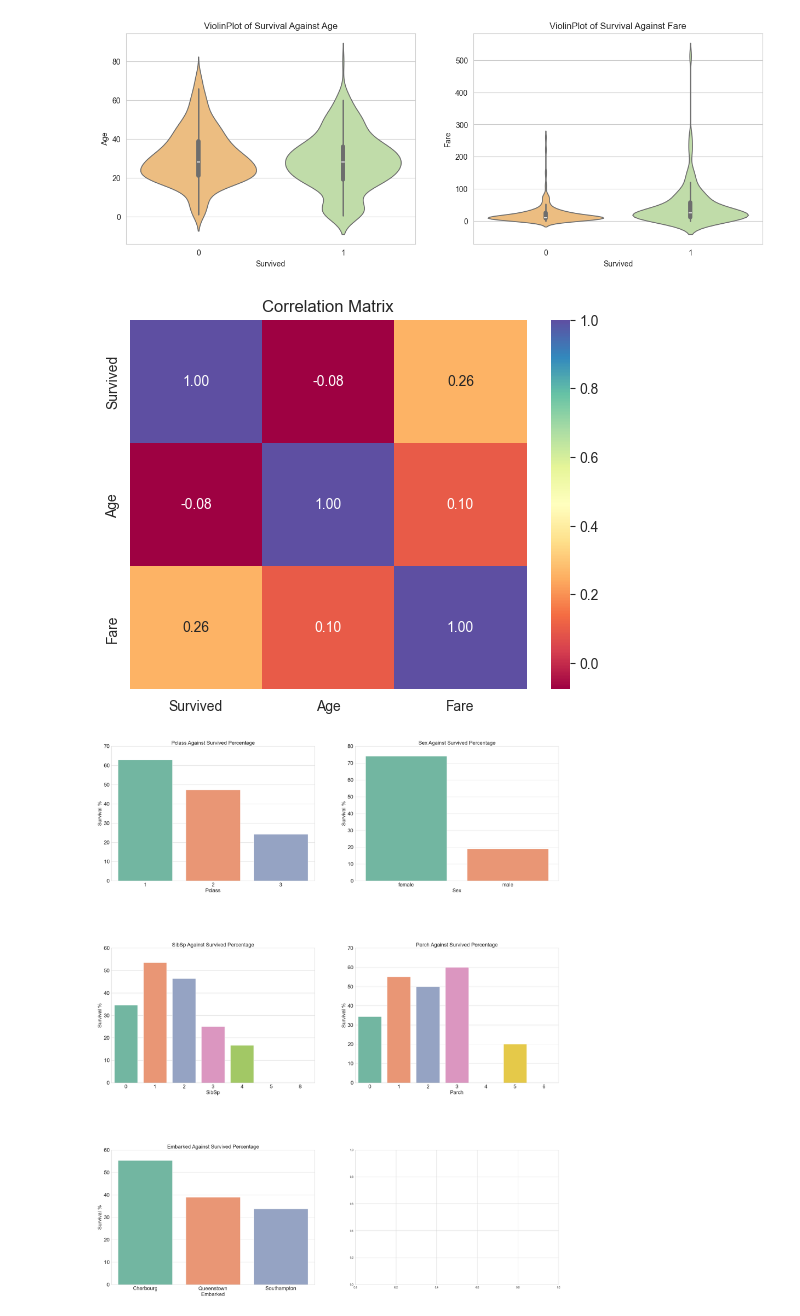
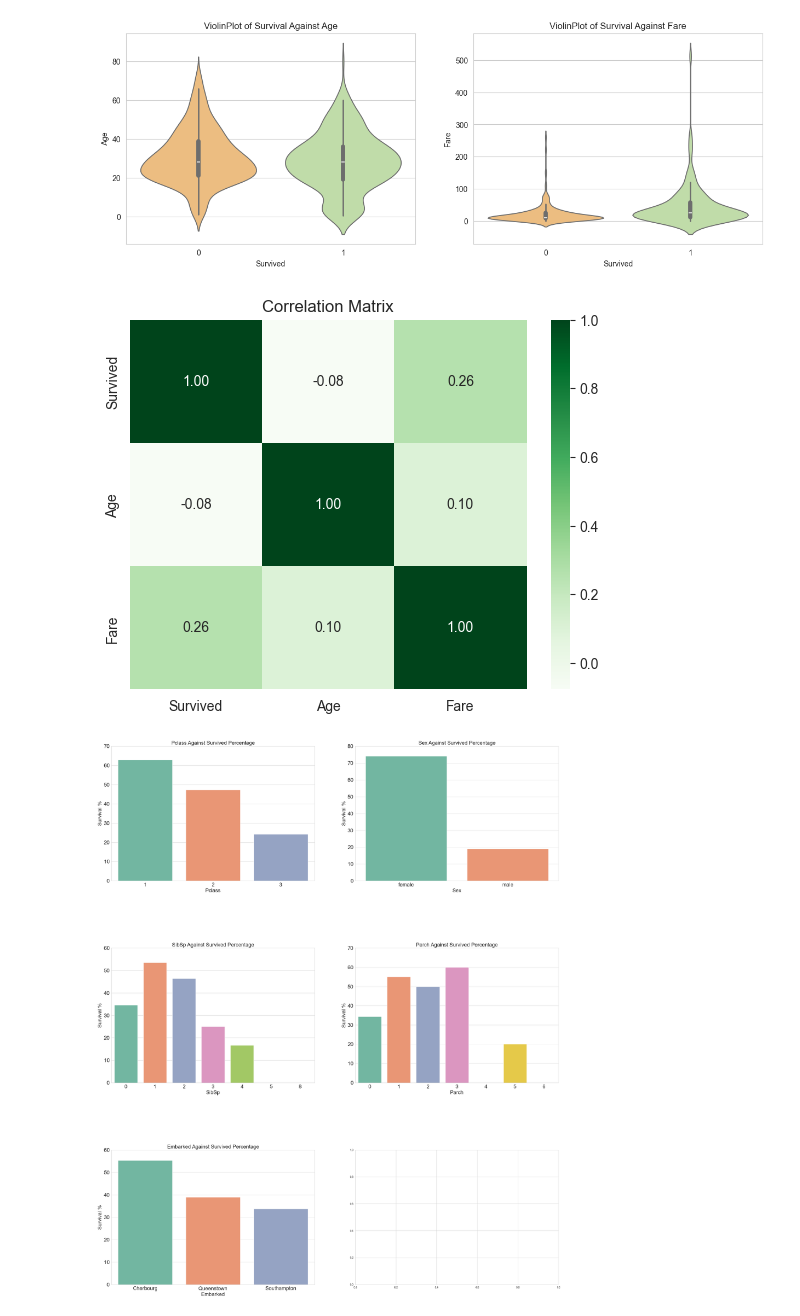
Before and after one commit to MDeus-ai/deus, a Jupyter notebook: public/assets/datastories_assets/notebooks/titanic_story_nb.ipynb, the cells around one changed output. Drawn from its saved outputs; the diff is of its cells as text; code cells hidden in the pictures.

```diff
--- a/public/assets/datastories_assets/notebooks/titanic_story_nb.ipynb
+++ b/public/assets/datastories_assets/notebooks/titanic_story_nb.ipynb
@@ -117,15 +117,15 @@ plt.show()
 # %%
 #Correlation Matrix Between Numerical Variables
 sns.heatmap(
     dataset.select_dtypes(include=np.number).corr(),
     annot=True,
-    cmap="Coo",
+    cmap="Greens",
     fmt=".2f"
 )
 plt.title("Correlation Matrix")
 plt.show()
 # %% [output]
-[figure, old version]
+[figure, new version]
 # %%
 # BIVARIATE CATEGORICAL HELPER FUNCTION
 
```
